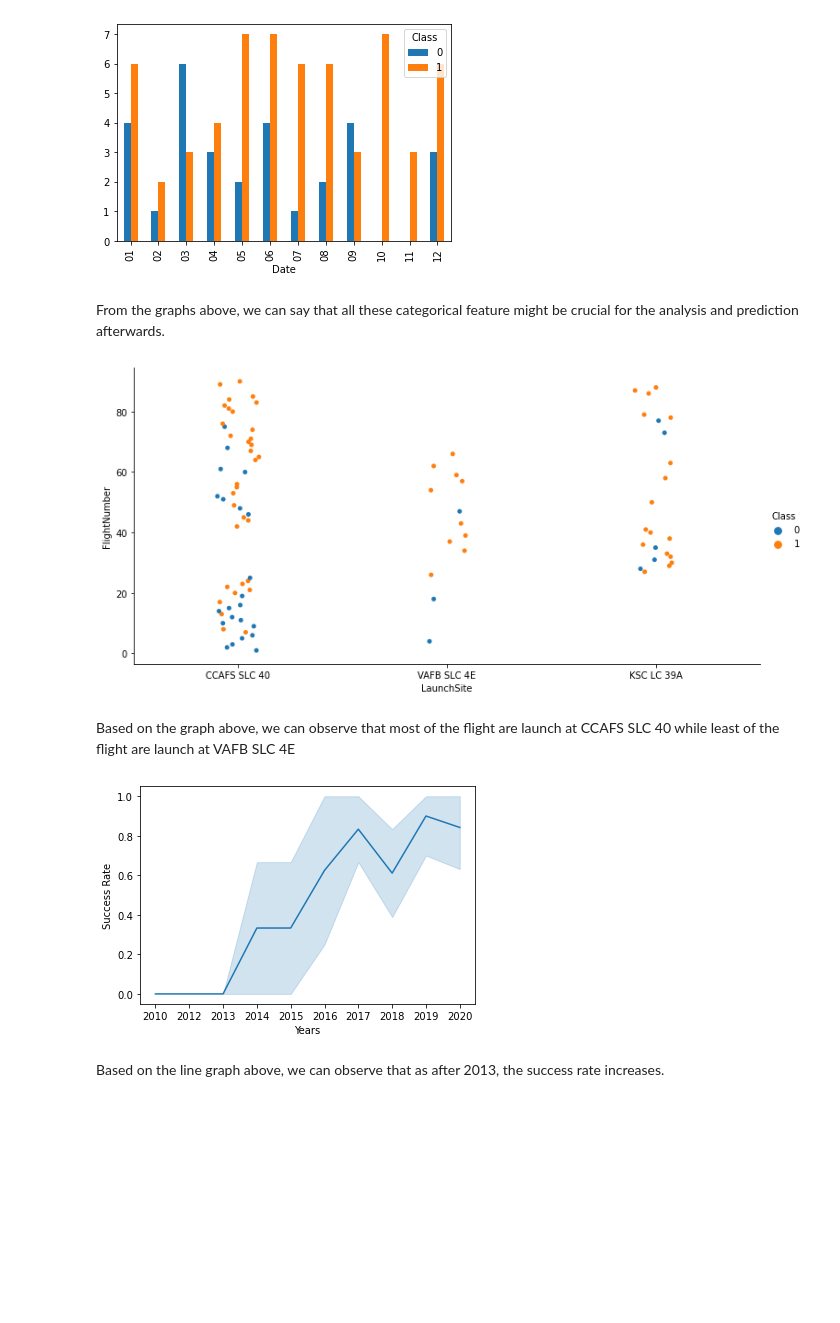
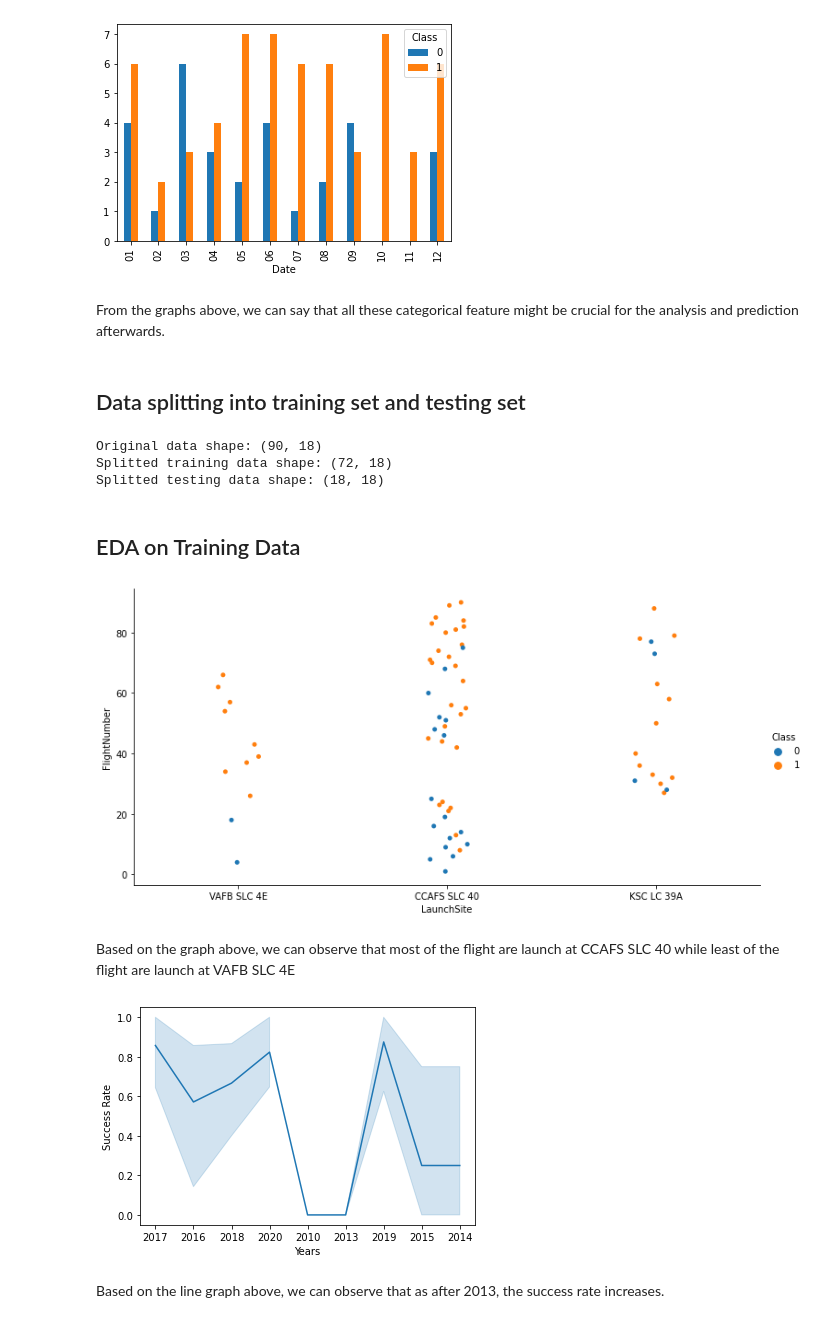
Before and after one commit to chiakl/spacex, a Jupyter notebook: spacex.ipynb, the cells around one changed output. Drawn from its saved outputs; the diff is of its cells as text; code cells hidden in the pictures; blank space fills up the shorter version.

Commit message:
Change full dataset's EDA to EDA on training set.

```diff
--- a/spacex.ipynb
+++ b/spacex.ipynb
@@ -286,33 +286,47 @@ df2.groupby(['Date','Class']).size().unstack().plot(kind='bar')
 <AxesSubplot:xlabel='Date'>
 [figure]
 [figure]
-# %% [markdown]
-From the graphs above, we can say that all these categorical feature might be crucial for the analysis and prediction afterwards.
+# %% [markdown]
+From the graphs above, we can say that all these categorical feature might be crucial for the analysis and prediction afterwards.
+# %% [markdown]
+## Data splitting into training set and testing set
+# %%
+from sklearn.model_selection import train_test_split
+spacex_train, spacex_test = train_test_split(df, test_size=0.2)
+print("Original data shape: {}".format(df.shape))
+print("Splitted training data shape: {}".format(spacex_train.shape))
+print("Splitted testing data shape: {}".format(spacex_test.shape))
+# %% [output]
+Original data shape: (90, 18)
+Splitted training data shape: (72, 18)
+Splitted testing data shape: (18, 18)
+# %% [markdown]
+## EDA on Training Data
 # %%
 # Visualize the relationship between flight number and launch site
-sns.catplot(y="FlightNumber", x="LaunchSite", hue="Class", data=df, aspect = 2)
+sns.catplot(y="FlightNumber", x="LaunchSite", hue="Class", data=spacex_train, aspect = 2)
 plt.show()
 # %% [output]
-[figure, old version]
+[figure, new version]
 # %% [markdown]
 Based on the graph above, we can observe that most of the flight are launch at CCAFS SLC 40 while least of the flight are launch at VAFB SLC 4E
 # %%
 #Visualize the relationship between Years and Class(Sucess Rate)
 def Extract_year(date):
     year=[]
-    for i in df["Date"]:
+    for i in spacex_train["Date"]:
         year.append(i.split("-")[0])
     return year
 
-years = Extract_year(df)
+years = Extract_year(spacex_train)
 len(years)
 
-sns.lineplot(x=years, y="Class", data=df)
+sns.lineplot(x=years, y="Class", data=spacex_train)
 plt.xlabel("Years")
 plt.ylabel("Success Rate")
 plt.show()
 # %% [output]
-[figure, old version]
+[figure, new version]
 # %% [markdown]
 Based on the line graph above, we can observe that as after 2013, the success rate increases.
 # %%
```
Also changed, not shown: parts of 5 cells of this notebook.
